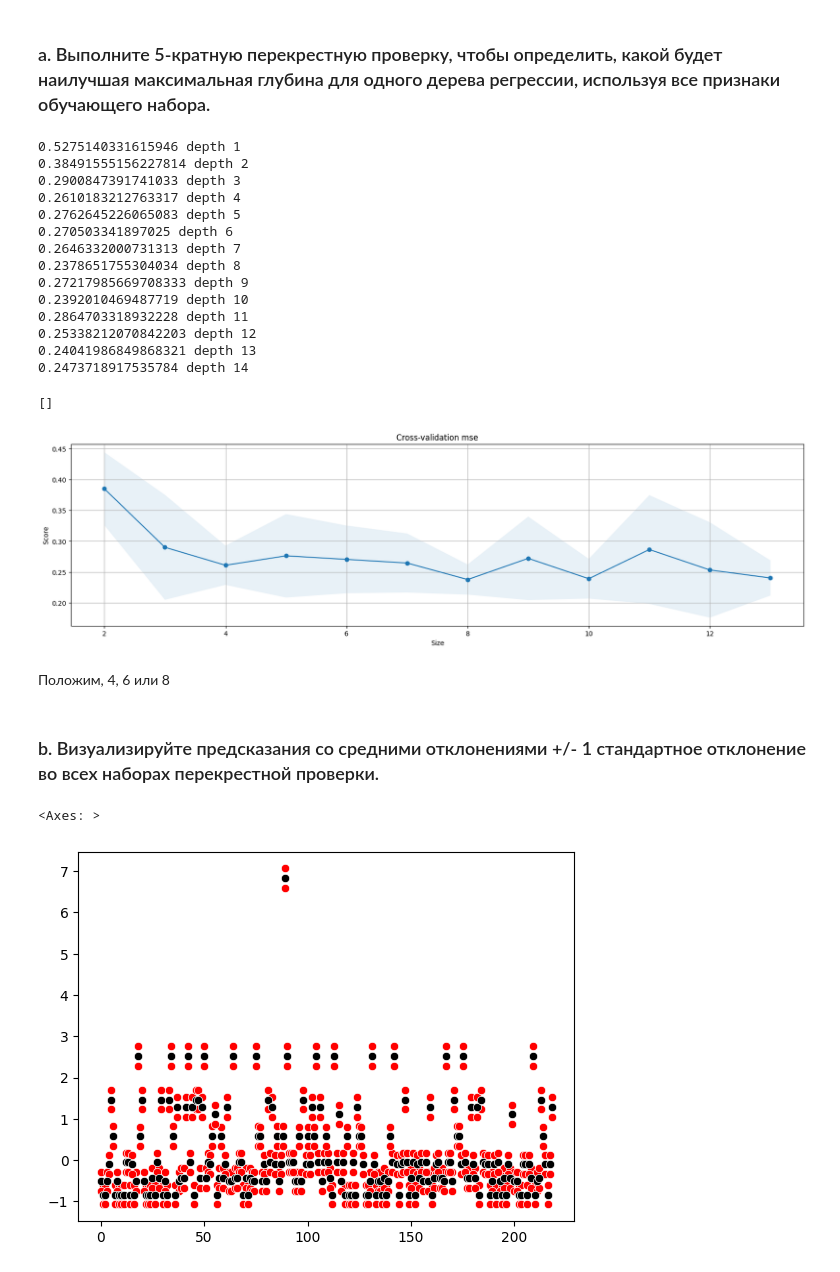
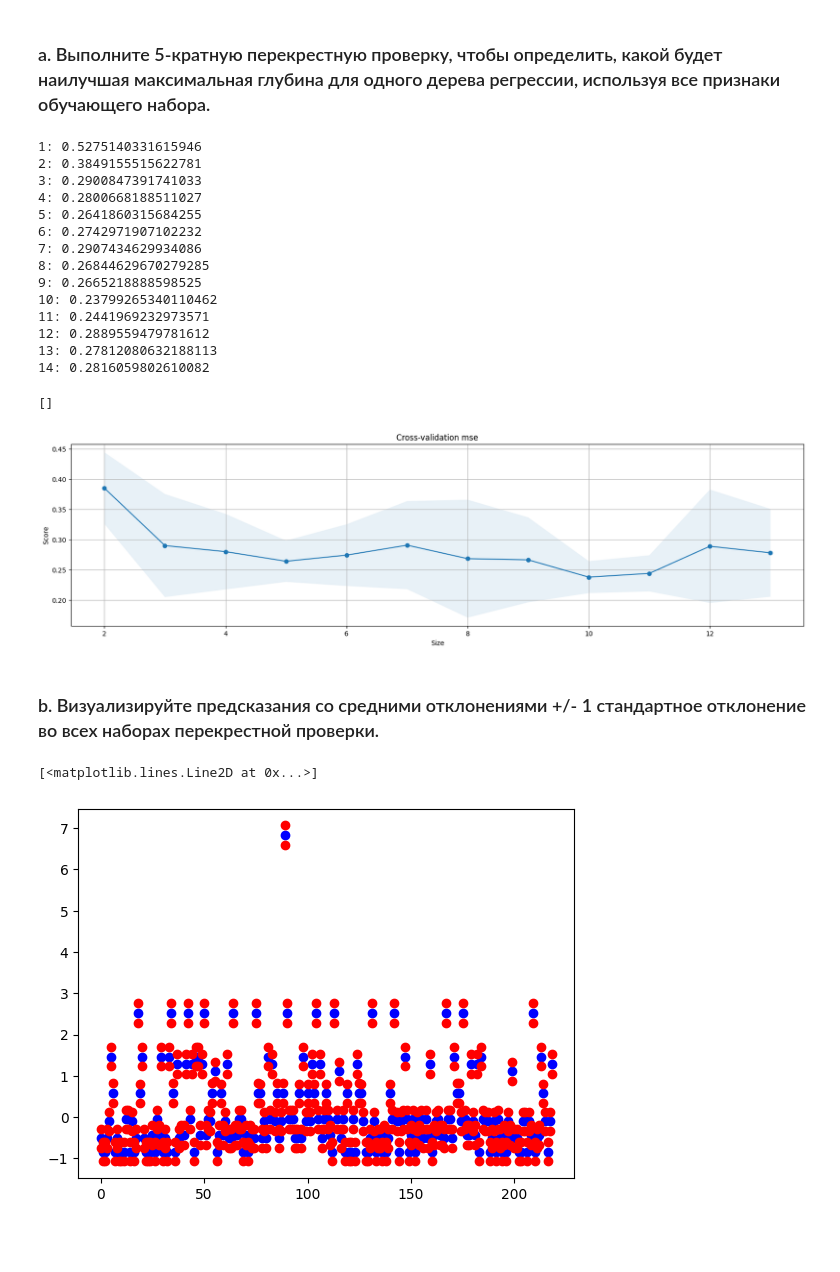
Before and after one commit to Dmitrij-Solovjev/ML_homework, a Jupyter notebook: TEST: TREE.ipynb, the cells around one changed output. Saved outputs shown, nothing was run; the diff lists cells and outputs as text; code cells hidden in the pictures; blank space fills up the shorter version.

```diff
--- a/TEST: TREE.ipynb
+++ b/TEST: TREE.ipynb
@@ -59,13 +61,12 @@ print(df.shape)
 # %% [output]
 (1094, 74)
 # %%
-target = df["SalePrice"]
+y = df["SalePrice"]
 df = df.drop("SalePrice",axis=1)
 # %%
 ss = StandardScaler()
 
-target = ss.fit_transform(target.values.reshape(-1,1))
-target = target.reshape(-1)
+y = ss.fit_transform(y.values.reshape(-1,1)).reshape(-1)
 # %%
 class autoLabelEncoder:
     def __init__(self) -> None:
@@ -92,7 +93,7 @@ le = autoLabelEncoder()
 le.fit(df, objs)
 df = le.transform(df, objs)
 
-X_train, X_test, y_train, y_test = train_test_split(df, target, test_size=0.2, random_state=1)
+X_train, X_test, y_train, y_test = train_test_split(df, y, test_size=0.2, random_state=1)
 # %%
 df.head()
 # %% [output]
@@ -111,27 +112,25 @@ df.head()
 scoring = {'mse': make_scorer(mean_squared_error)}
 
 for depth in range(1,15):
-    random_fr = RandomForestRegressor(n_estimators=1, max_depth=depth, random_state=2, bootstrap=False)
-
-    #print(-np.mean(cross_validate(rr,X_train,y_train,cv=5,scoring="neg_mean_squared_error")["test_score"]), f"depth {depth}")
-    print(np.mean(cross_validate(random_fr,X_train,y_train,cv=5,scoring=scoring)["test_mse"]), f"depth {depth}")
+    random_fr = RandomForestRegressor(n_estimators=1, max_depth=depth, random_state=1, bootstrap=False)
+    print(str(depth) + ":", np.mean(cross_validate(random_fr,X_train,y_train,cv=5,scoring=scoring)["test_mse"]))
 # %% [output]
-0.5275140331615946 depth 1
-0.38491555156227814 depth 2
-0.2900847391741033 depth 3
-0.2610183212763317 depth 4
-0.2762645226065083 depth 5
-0.270503341897025 depth 6
-0.2646332000731313 depth 7
-0.2378651755304034 depth 8
-0.27217985669708333 depth 9
-0.2392010469487719 depth 10
-0.2864703318932228 depth 11
-0.25338212070842203 depth 12
-0.24041986849868321 depth 13
-0.2473718917535784 depth 14
+1: 0.5275140331615946
+2: 0.3849155515622781
+3: 0.2900847391741033
+4: 0.2800668188511027
+5: 0.2641860315684255
+6: 0.2742971907102232
+7: 0.2907434629934086
+8: 0.26844629670279285
+9: 0.2665218888598525
+10: 0.23799265340110462
+11: 0.2441969232973571
+12: 0.2889559479781612
+13: 0.27812080632188113
+14: 0.2816059802610082
 # %%
-random_fr = RandomForestRegressor(n_estimators=1, random_state=2, bootstrap=False)
+random_fr = RandomForestRegressor(n_estimators=1, random_state=1, bootstrap=False)
 
 max_depth_range = list(range(2, 14, 1))
 scoring = make_scorer(mean_squared_error)
@@ -145,7 +144,7 @@ train_scores, test_scores = validation_curve(
         cv=5)
 
 
-def plot_validation_curve(X, y, err, axes = None):
+def plot_validation_curve(X, y, err, axes = None, x_lab = "", y_lab = "", title = ""):
     if axes is None:
         _, axes = plt.subplots(1, 1, figsize=(20, 5))
 
@@ -157,35 +156,32 @@ def plot_validation_curve(X, y, err, axes = None):
         y + err,
         alpha=0.1,
     )
-    axes.set_xlabel("Size")
-    axes.set_ylabel("Score")
-    axes.set_title("Cross-validation mse")
+    axes.set_xlabel(x_lab)
+    axes.set_ylabel(y_lab)
+    axes.set_title(title)
 
     return plt
 
-plot_validation_curve(max_depth_range, np.mean(test_scores,axis=1), np.std(test_scores, axis=1)).plot()
+plot_validation_curve(max_depth_range, np.mean(test_scores,axis=1), np.std(test_scores, axis=1), x_lab="Size", y_lab="Score", title="Cross-validation mse").plot()
 # %% [output]
 []
-[figure, old version]
+[figure, new version]
-# %% [markdown]
-Положим, 4, 6 или 8
 # %% [markdown]
 ### b. Визуализируйте предсказания со средними отклонениями +/- 1 стандартное отклонение во всех наборах перекрестной проверки.
 # %%
-scoring = {'mse': make_scorer(mean_squared_error)}
-
 from sklearn.metrics import mean_squared_error
 
 rr = RandomForestRegressor(n_estimators=1, max_depth=4, bootstrap=False)
 rr.fit(X_train,y_train)
 pred = rr.predict(X_test)
 err = mean_squared_error(pred,y_test)
 
-sns.scatterplot(x=np.arange(0,len(pred),1),y = pred+err, color='red')
-sns.scatterplot(x=np.arange(0,len(pred),1),y = pred-err,  color='red')
-sns.scatterplot(x=np.arange(0,len(pred),1),y = pred, color="black")
+a = np.arange(0,len(pred),1)
+plt.plot(a, pred,'bo')
+plt.plot(a, pred-err,'ro')
+plt.plot(a, pred+err,'ro',)
 # %% [output]
-<Axes: >
+[<matplotlib.lines.Line2D at 0x...>]
-[figure, old version]
+[figure, new version]
 # %%
 showing = []
```
Also changed, not shown: parts of 18 cells of this notebook.
